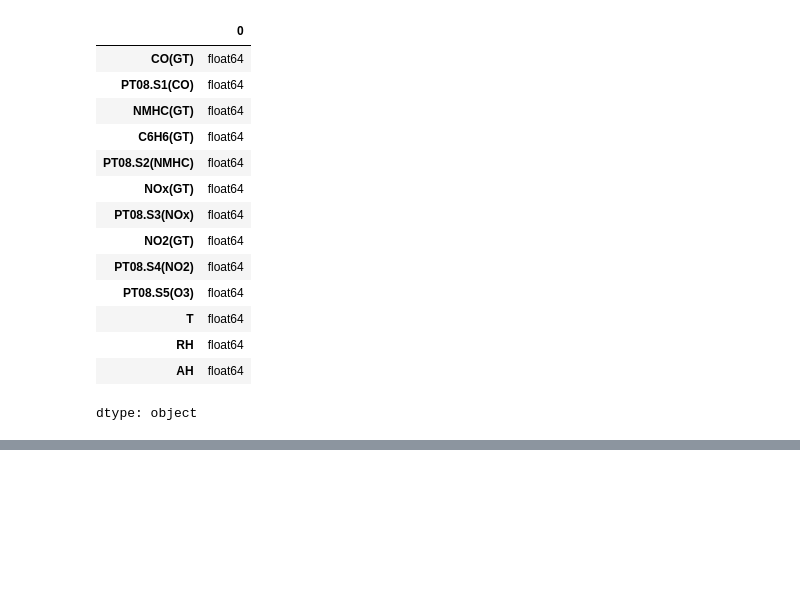
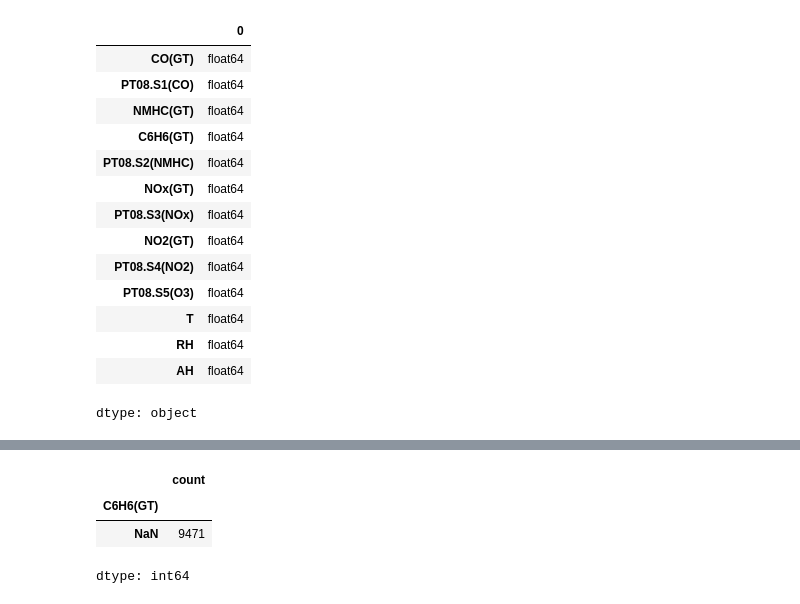
Before and after one commit to flammarionick/Summative-Linear-Regression-Model-Deployment-Using-Flutter, a Jupyter notebook: Summative_Linear_Regression_Model_Deployment_Using_Flutter.ipynb, the cells around one changed output, grey strips where cells are left out. Cells and saved outputs as stored; diff of their text form; code cells hidden in the pictures; blank space fills up the shorter version.

```diff
--- a/Summative_Linear_Regression_Model_Deployment_Using_Flutter.ipynb
+++ b/Summative_Linear_Regression_Model_Deployment_Using_Flutter.ipynb
@@ -135,0 +162,7 @@ dtype: object
+# %%
+df['C6H6(GT)'].value_counts(dropna=False)
+# %% [output]
+|  | count |
+| C6H6(GT) |  |
+| NaN | 9471 |
+dtype: int64
```
Also changed, not shown: parts of 4 cells of this notebook.
